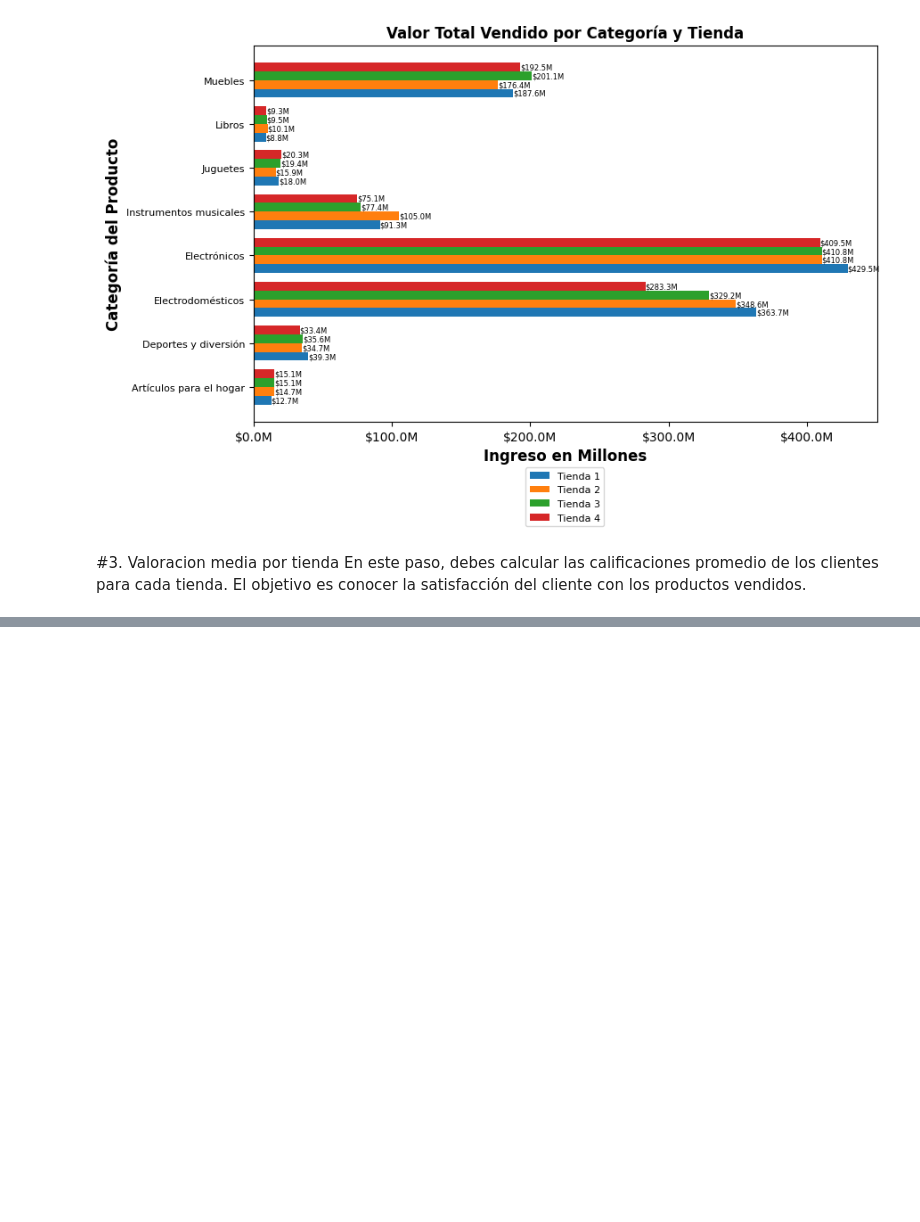
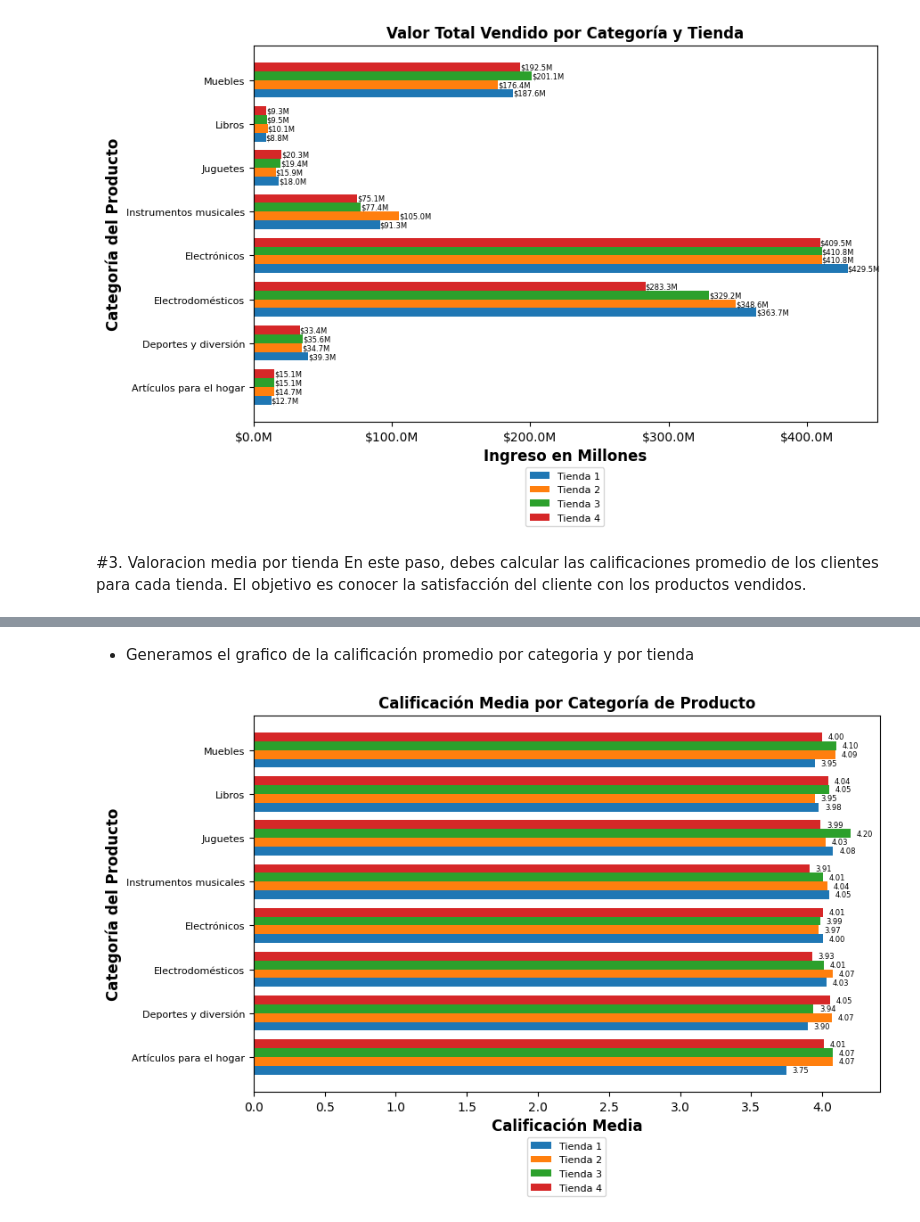
Before and after one commit to RafaelRomeroTechDev/Challeger_Amigo_Secreto, a Jupyter notebook: Challenge_Alura_Store_Rafael_Romero.ipynb, the cells around one changed output, grey strips where cells are left out. Saved outputs shown, nothing was run; the diff lists cells and outputs as text; code cells hidden in the pictures; blank space fills up the shorter version.

```diff
--- a/Challenge_Alura_Store_Rafael_Romero.ipynb
+++ b/Challenge_Alura_Store_Rafael_Romero.ipynb
@@ -326,0 +389,65 @@ En este paso, debes calcular las calificaciones promedio de los clientes para ca
+# %% [markdown]
+
+* Generamos el grafico de la calificación promedio por categoria y por tienda
+# %%
+# Función para crear el gráfico de barras agrupado a partir de los diccionarios
+def crear_grafico_valor_por_categoria(datos_tiendas, nombres_tiendas, titulo, ylabel, xlabel, nombre_columna_valor):
+    """
+    Crea un gráfico de barras agrupado para visualizar el valor total vendido por categoría en diferentes tiendas.
+
+    Args:
+        datos_tiendas (list): Una lista de diccionarios, donde cada diccionario representa los datos de una tienda.
+        nombres_tiendas (list): Una lista de nombres para las tiendas.
+    """
+    # 1. Preparar los datos para el gráfico:
+    #     - Convertir los diccionarios a un formato adecuado para el gráfico (DataFrame).
+    data_grafico = []
+    for i, datos_tienda in enumerate(datos_tiendas):
+        # Crea una lista de diccionarios para cada tienda, extrayendo el precio total
+        lista_categorias = [{'Categoria': categoria, nombre_columna_valor: valor[2], 'Tienda': nombres_tiendas[i]}  # Cambiado para obtener la calificacion_media
+                            for categoria, valor in datos_tienda.items()]  # Iterar sobre los datos de la tienda
+        data_grafico.extend(lista_categorias)
+    data_grafico_consolidado = pd.DataFrame(data_grafico)
+
+    # 2. Crear el gráfico de barras agrupado usando matplotlib:
+    fig, ax = plt.subplots(figsize=(9, 6))
+    n_tiendas = len(nombres_tiendas)
+    ancho_barra = 0.8 / n_tiendas
+    posiciones_grupos = range(len(data_grafico_consolidado['Categoria'].unique()))
+
+    def formatoMillones(x, pos):
+        return f'{x / 1e6:.1f}M'  # Esto realmente no aplica para calificaciones, pero se deja por consistencia
+
+    for i, nombre_tienda in enumerate(nombres_tiendas):
+        data_tienda = data_grafico_consolidado[data_grafico_consolidado['Tienda'] == nombre_tienda]
+        posiciones_barras = [pos + i * ancho_barra for pos in posiciones_grupos]
+        barras = ax.barh(posiciones_barras, data_tienda[nombre_columna_valor], height=ancho_barra, label=nombre_tienda) #cambio a barh
+
+        # Añadir etiquetas de valor a la derecha de cada barra
+        for barra in barras:
+            valor = barra.get_width()
+            ax.text(valor + 0.1, barra.get_y() + barra.get_height() / 2,  # Ajustado para que las etiquetas no se superpongan
+                    f'{valor:.2f}', va='center', ha='center', fontsize=6)
+
+    ax.set_ylabel('Categoría del Producto', fontsize=12, fontweight='bold') #cambio xlabel por ylabel
+    ax.set_xlabel(xlabel, fontsize=12, fontweight='bold') #cambio ylabel por xlabel y el nombre
+    ax.set_title(titulo, fontsize=12, fontweight='bold') #cambio el titulo
+    ax.set_yticks([pos + (n_tiendas - 1) * ancho_barra / 2 for pos in posiciones_grupos])
+    ax.set_yticklabels(data_grafico_consolidado['Categoria'].unique(), ha="right", fontsize=8)
+    #ax.xaxis.set_major_formatter(plt.FuncFormatter(formatoMillones)) # Elimino el formato de millones
+    ax.legend(fontsize=8, loc='center right', bbox_to_anchor=(0.57, -0.2))
+
+    plt.tight_layout()
+    plt.show()
+
+# Llama a la función para crear el gráfico usando los diccionarios
+crear_grafico_valor_por_categoria(
+    [resultados["Tienda 1"], resultados["Tienda 2"], resultados["Tienda 3"], resultados["Tienda 4"]],
+    ['Tienda 1', 'Tienda 2', 'Tienda 3', 'Tienda 4'],
+    'Calificación Media por Categoría de Producto',
+    'Categoría del Producto',
+    'Calificación Media',
+    'Calificacion_media'
+)
+# %% [output]
+[figure, added]
```
Also changed, not shown: parts of 6 cells of this notebook.
